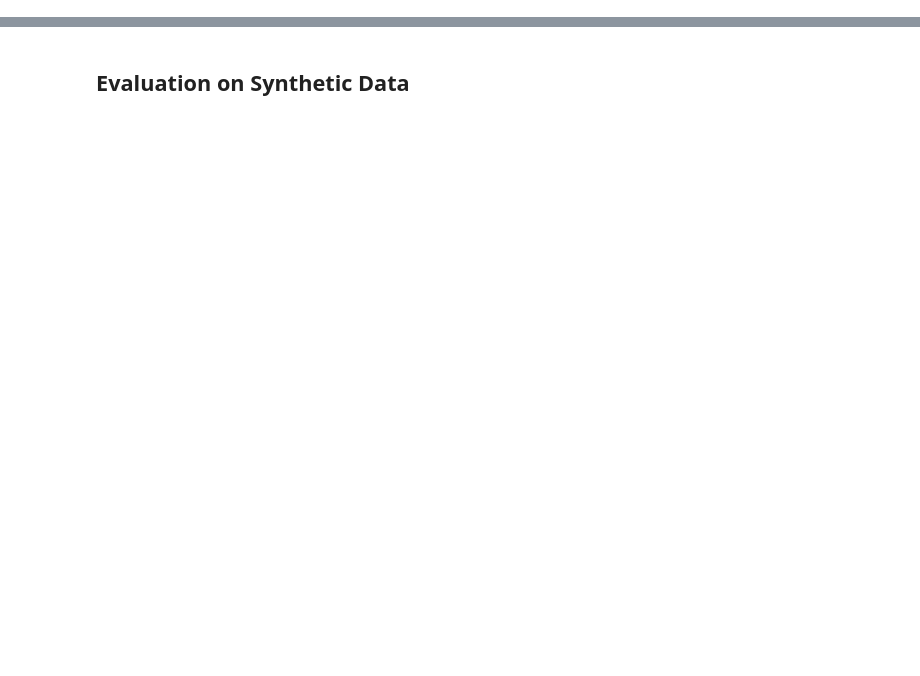
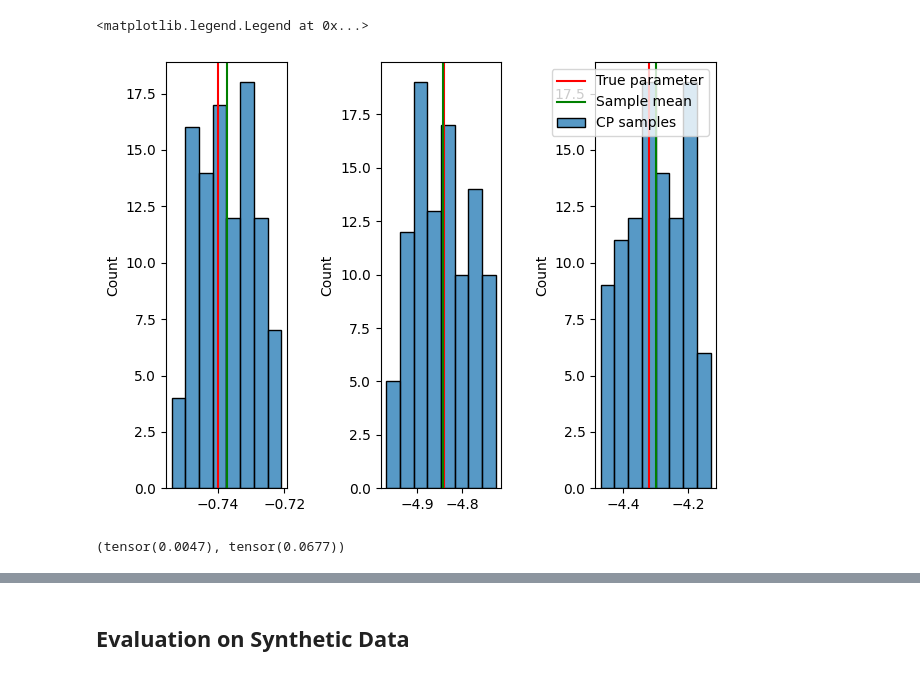
Before and after one commit to nadavbennun1/collective_posterior, a Jupyter notebook: test collective.ipynb, the cells around one changed output, grey strips where cells are left out. Drawn from its saved outputs; the diff is of its cells as text; code cells hidden in the pictures; blank space fills up the shorter version.

Commit message:
plot tests

```diff
--- a/test collective.ipynb
+++ b/test collective.ipynb
@@ -52,9 +58,24 @@ print(est)
 # %%
 from seaborn import histplot
 
-fig, ax = plt.subplots(1,len(th))
+fig, ax = plt.subplots(1,len(th), tight_layout=True)
 for i in range(len(th)):
     histplot(samples[:,i], ax=ax[i], label='CP samples')
+    # ax[i].set_xlim(prior.base_dist.low[i], prior.base_dist.high[i])
     ax[i].axvline(th[i], color='red', label='True parameter')
     ax[i].axvline(est[i], color='green', label='Sample mean')
 ax[len(th)-1].legend()
+# %% [output]
+<matplotlib.legend.Legend at 0x...>
+[figure, added]
+# %%
+post_iid = pickle.load(open('WF/posteriors/posterior_iid_WF_100000_20.pkl','rb'))
+comp_x = torch.empty((10-X.shape[0], X.shape[1]))
+comp_x[:,:] = torch.nan
+cp_ig = (samples[:,0].quantile(0.975) - samples[:,0].quantile(0.025)) / (prior.base_dist.high[2]-prior.base_dist.low[2])
+iid_samples = post_iid.set_default_x(torch.cat([X, comp_x])).sample((100,))
+iid_ig = (iid_samples[:,0].quantile(0.975) - iid_samples[:,0].quantile(0.025)) / (prior.base_dist.high[2]-prior.base_dist.low[2])
+
+cp_ig, iid_ig
+# %% [output]
+(tensor(0.0047), tensor(0.0677))
```
Also changed, not shown: parts of 25 cells of this notebook.
